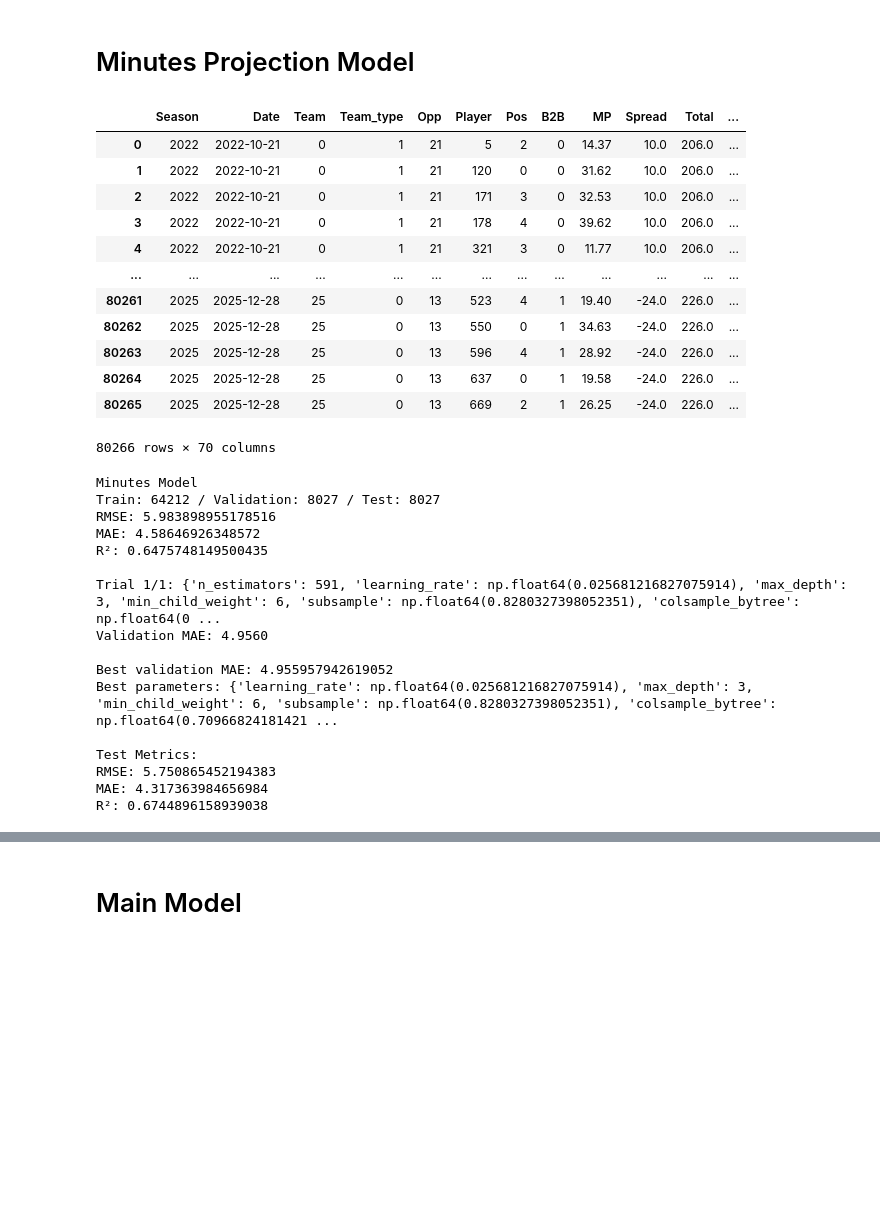
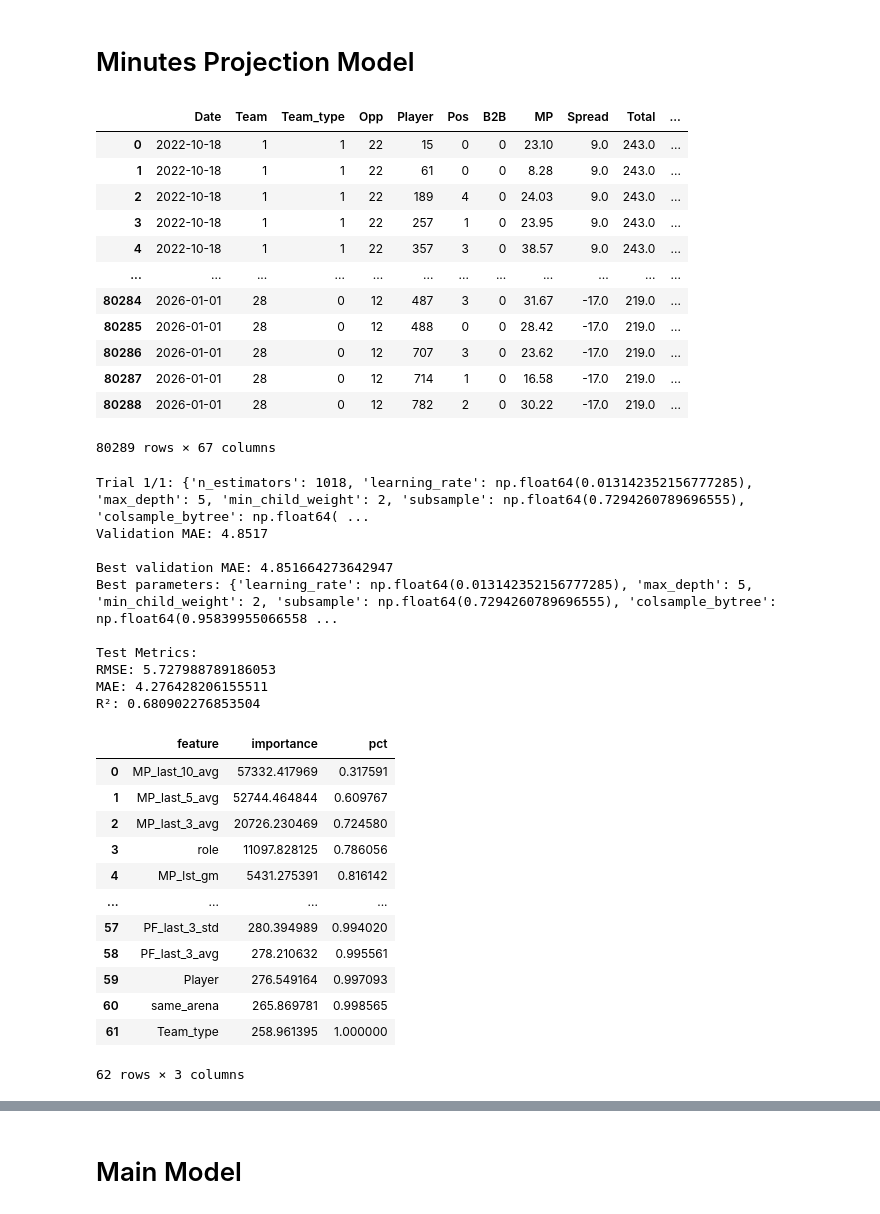
Before and after one commit to Relenes510/fantasy_basketball, a Jupyter notebook: notebooks/create_ML_Regression_model.ipynb, the cells around one changed output, grey strips where cells are left out. Saved outputs shown, nothing was run; the diff lists cells and outputs as text; code cells hidden in the pictures; blank space fills up the shorter version.

```diff
--- a/notebooks/create_ML_Regression_model.ipynb
+++ b/notebooks/create_ML_Regression_model.ipynb
@@ -359,6 +435,9 @@ def setup_df_mins(con, df):
     df["MP_trend"] = df["MP_last_3_avg"] - df["MP_last_10_avg"]
 
     games_last_7_days = df.groupby(['Player', 'Season']).rolling('7D', on='Date')['MP'].count().shift(1).to_frame(name='games_last_7_days').reset_index()
+    games_last_7_days = games_last_7_days.drop_duplicates(
+        subset=['Player', 'Season', 'Date']
+    )
     df = df.merge(games_last_7_days, on=['Player', 'Season', 'Date'])
     df['games_last_7_days'] = df.games_last_7_days.fillna(0).astype(int)
 
@@ -373,6 +452,11 @@ def setup_df_mins(con, df):
     role_counts['bench']   = (role_counts['most_common_role'] == 'bench_td').astype(int)
     role_counts['starter'] = (role_counts['most_common_role'] == 'starter_td').astype(int)
     df = df.merge(role_counts[['reserve', 'bench', 'starter']], on=['Season', 'Player'], how='left')
+
+    df['role'] = 0
+    df['role'] = np.where(df.starter == 1, 1, df.role)
+    df['role'] = np.where(df.bench == 1, 2, df.role)
+    df['role'] = np.where(df.reserve == 1, 3, df.role)
 
     df['missed_games'] = (
         df.groupby(['Player', 'Team', 'Season'])['team_game_num']
@@ -394,53 +478,60 @@ def setup_df_mins(con, df):
     df['is_long_trip'] = (df['travel_km'] > 1500).astype(int)
     df['same_arena'] = (df['PrevLocation'] == df['Location']).astype(int)
 
-    df = df.drop(['reserve_td', 'bench_td', 'starter_td', 'Szn_Wins', 'TOV', 'PF', '+/-',
+    df = df.drop(['Season', 'reserve_td', 'reserve', 'bench_td', 'bench', 'starter_td', 'starter', 'Szn_Wins', 'TOV', 'PF', '+/-',
                   'PrevOpp', 'PrevLocation', 'Location'], axis=1)
 
     return df
 # %%
 df_mins = df.copy()
 df_mins = setup_df_mins(con, df_mins)
 display(df_mins)
 
 n = len(df_mins)
 train_end = int(0.8 * n)
 val_end   = int(0.9 * n)
 mins_train_df = df_mins.iloc[:train_end]
 mins_val_df   = df_mins.iloc[train_end:val_end]
 mins_test_df  = df_mins.iloc[val_end:]
 mins_DFS = (mins_train_df, mins_val_df, mins_test_df)
 
-mins_model = create_baseline_model(df_mins, "MP", mins_DFS)
+# mins_model = create_baseline_model(df_mins, "MP", mins_DFS)
 mins_model, mins_preds, y_test_mins, analyze_df_mins = hyperparam_tuning(mins_DFS, "MP", n_iter=1)
-# feature_importance(mins_model)
+feature_importance(mins_model)
 # %% [output]
-|  | Season | Date | Team | Team_type | Opp | Player | Pos | B2B | MP | Spread | Total | ... |
-| 0 | 2022 | 2022-10-21 | 0 | 1 | 21 | 5 | 2 | 0 | 14.37 | 10.0 | 206.0 | ... |
-| 1 | 2022 | 2022-10-21 | 0 | 1 | 21 | 120 | 0 | 0 | 31.62 | 10.0 | 206.0 | ... |
-| 2 | 2022 | 2022-10-21 | 0 | 1 | 21 | 171 | 3 | 0 | 32.53 | 10.0 | 206.0 | ... |
-| 3 | 2022 | 2022-10-21 | 0 | 1 | 21 | 178 | 4 | 0 | 39.62 | 10.0 | 206.0 | ... |
-| 4 | 2022 | 2022-10-21 | 0 | 1 | 21 | 321 | 3 | 0 | 11.77 | 10.0 | 206.0 | ... |
-| ... | ... | ... | ... | ... | ... | ... | ... | ... | ... | ... | ... | ... |
-| 80261 | 2025 | 2025-12-28 | 25 | 0 | 13 | 523 | 4 | 1 | 19.40 | -24.0 | 226.0 | ... |
-| 80262 | 2025 | 2025-12-28 | 25 | 0 | 13 | 550 | 0 | 1 | 34.63 | -24.0 | 226.0 | ... |
-| 80263 | 2025 | 2025-12-28 | 25 | 0 | 13 | 596 | 4 | 1 | 28.92 | -24.0 | 226.0 | ... |
-| 80264 | 2025 | 2025-12-28 | 25 | 0 | 13 | 637 | 0 | 1 | 19.58 | -24.0 | 226.0 | ... |
-| 80265 | 2025 | 2025-12-28 | 25 | 0 | 13 | 669 | 2 | 1 | 26.25 | -24.0 | 226.0 | ... |
+|  | Date | Team | Team_type | Opp | Player | Pos | B2B | MP | Spread | Total | ... |
+| 0 | 2022-10-18 | 1 | 1 | 22 | 15 | 0 | 0 | 23.10 | 9.0 | 243.0 | ... |
+| 1 | 2022-10-18 | 1 | 1 | 22 | 61 | 0 | 0 | 8.28 | 9.0 | 243.0 | ... |
+| 2 | 2022-10-18 | 1 | 1 | 22 | 189 | 4 | 0 | 24.03 | 9.0 | 243.0 | ... |
+| 3 | 2022-10-18 | 1 | 1 | 22 | 257 | 1 | 0 | 23.95 | 9.0 | 243.0 | ... |
+| 4 | 2022-10-18 | 1 | 1 | 22 | 357 | 3 | 0 | 38.57 | 9.0 | 243.0 | ... |
+| ... | ... | ... | ... | ... | ... | ... | ... | ... | ... | ... | ... |
+| 80284 | 2026-01-01 | 28 | 0 | 12 | 487 | 3 | 0 | 31.67 | -17.0 | 219.0 | ... |
+| 80285 | 2026-01-01 | 28 | 0 | 12 | 488 | 0 | 0 | 28.42 | -17.0 | 219.0 | ... |
+| 80286 | 2026-01-01 | 28 | 0 | 12 | 707 | 3 | 0 | 23.62 | -17.0 | 219.0 | ... |
+| 80287 | 2026-01-01 | 28 | 0 | 12 | 714 | 1 | 0 | 16.58 | -17.0 | 219.0 | ... |
+| 80288 | 2026-01-01 | 28 | 0 | 12 | 782 | 2 | 0 | 30.22 | -17.0 | 219.0 | ... |
-80266 rows × 70 columns
+80289 rows × 67 columns
-Minutes Model
-Train: 64212 / Validation: 8027 / Test: 8027
-RMSE: 5.983898955178516
-MAE: 4.58646926348572
-R²: 0.6475748149500435
+Trial 1/1: {'n_estimators': 1018, 'learning_rate': np.float64(0.013142352156777285), 'max_depth': 5, 'min_child_weight': 2, 'subsample': np.float64(0.7294260789696555), 'colsample_bytree': np.float64( ...
+Validation MAE: 4.8517
 
-Trial 1/1: {'n_estimators': 591, 'learning_rate': np.float64(0.025681216827075914), 'max_depth': 3, 'min_child_weight': 6, 'subsample': np.float64(0.8280327398052351), 'colsample_bytree': np.float64(0 ...
-Validation MAE: 4.9560
-
-Best validation MAE: 4.955957942619052
-Best parameters: {'learning_rate': np.float64(0.025681216827075914), 'max_depth': 3, 'min_child_weight': 6, 'subsample': np.float64(0.8280327398052351), 'colsample_bytree': np.float64(0.70966824181421 ...
+Best validation MAE: 4.851664273642947
+Best parameters: {'learning_rate': np.float64(0.013142352156777285), 'max_depth': 5, 'min_child_weight': 2, 'subsample': np.float64(0.7294260789696555), 'colsample_bytree': np.float64(0.95839955066558 ...
 
 Test Metrics:
-RMSE: 5.750865452194383
-MAE: 4.317363984656984
-R²: 0.6744896158939038
+RMSE: 5.727988789186053
+MAE: 4.276428206155511
+R²: 0.680902276853504
+|  | feature | importance | pct |
+| 0 | MP_last_10_avg | 57332.417969 | 0.317591 |
+| 1 | MP_last_5_avg | 52744.464844 | 0.609767 |
+| 2 | MP_last_3_avg | 20726.230469 | 0.724580 |
+| 3 | role | 11097.828125 | 0.786056 |
+| 4 | MP_lst_gm | 5431.275391 | 0.816142 |
+| ... | ... | ... | ... |
+| 57 | PF_last_3_std | 280.394989 | 0.994020 |
+| 58 | PF_last_3_avg | 278.210632 | 0.995561 |
+| 59 | Player | 276.549164 | 0.997093 |
+| 60 | same_arena | 265.869781 | 0.998565 |
+| 61 | Team_type | 258.961395 | 1.000000 |
+62 rows × 3 columns
```
Also changed, not shown: parts of 11 cells of this notebook, 10 other files.
